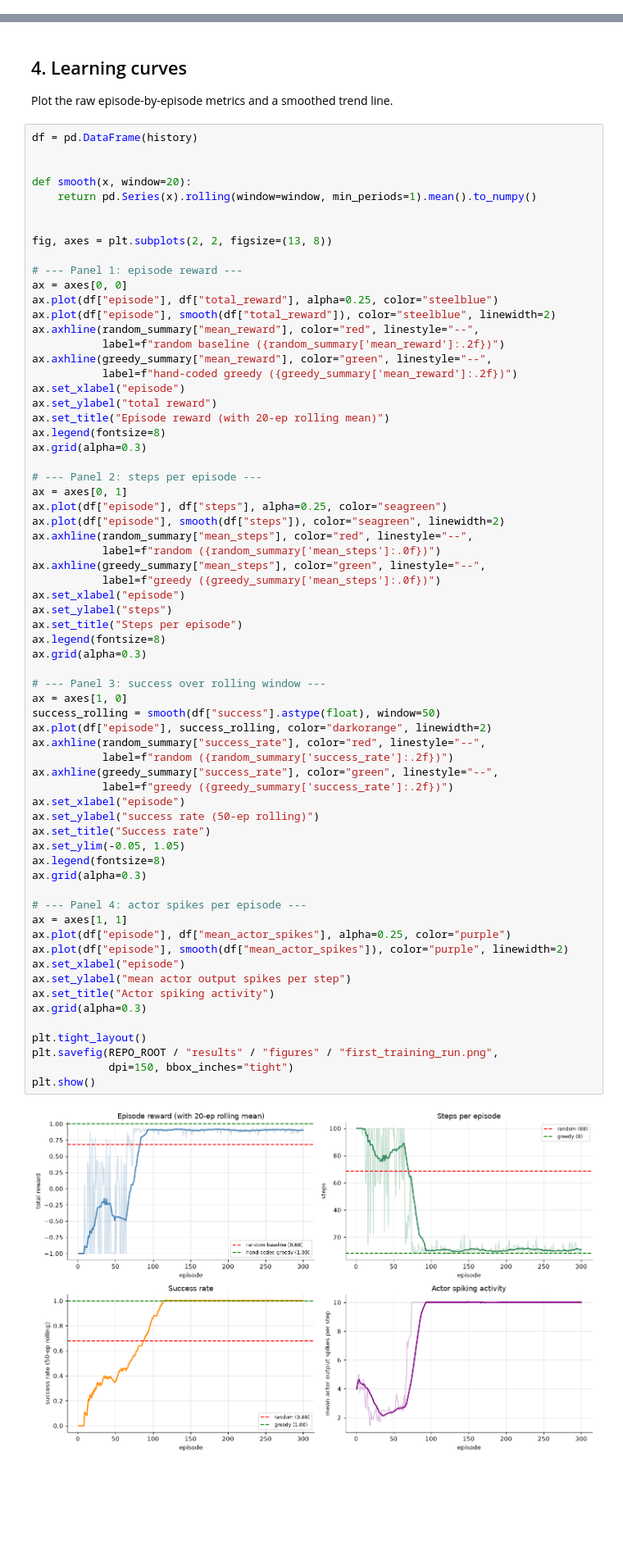
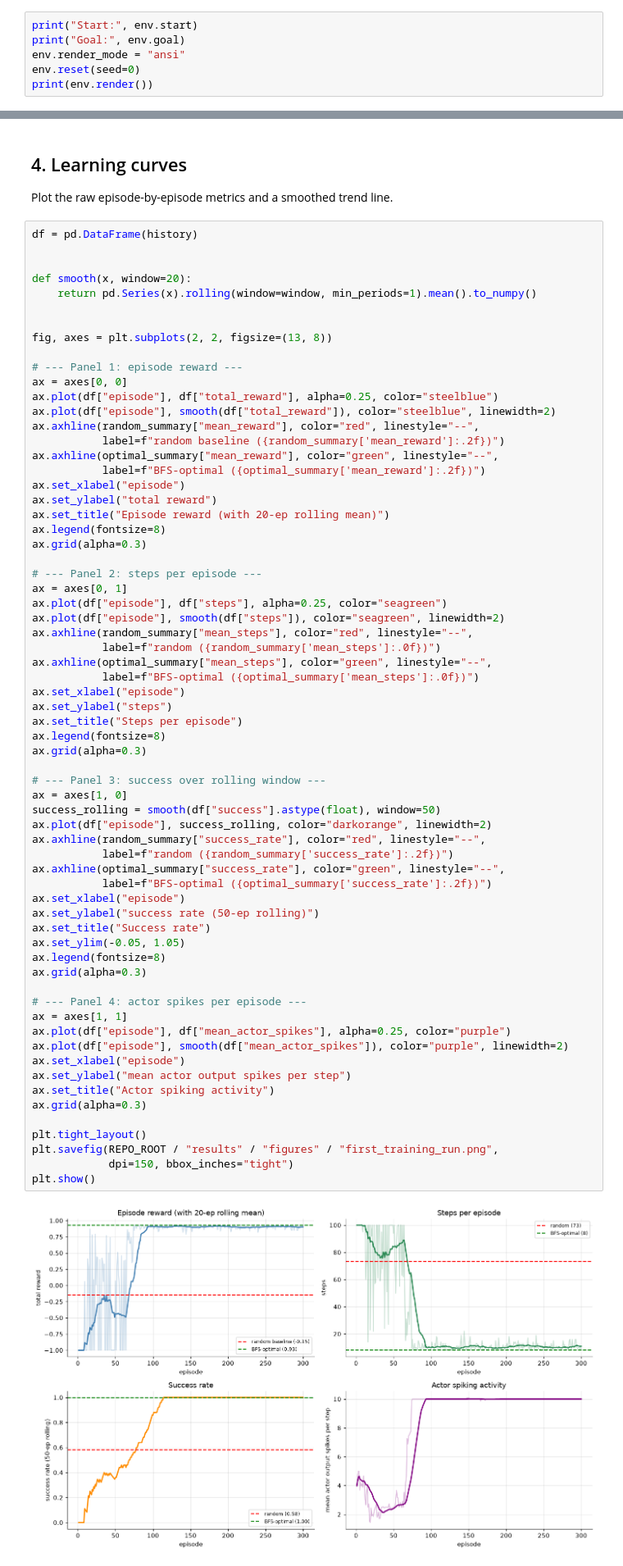
Before and after one commit to ak-kamal/reward-modulated-spiking-rl, a Jupyter notebook: notebooks/02_first_training_run.ipynb, the cells around one changed output, grey strips where cells are left out. Shown at 82% size. Drawn from its saved outputs; the diff is of its cells as text; blank space fills up the shorter version.

```diff
--- a/notebooks/02_first_training_run.ipynb
+++ b/notebooks/02_first_training_run.ipynb
@@ -68,3 +71,9 @@ print("Action space:", env.action_space)
 # %% [output]
 Observation space: Box(0.0, 1.0, (4,), float32)
 Action space: Discrete(4)
+# %%
+print("Start:", env.start)
+print("Goal:", env.goal)
+env.render_mode = "ansi"
+env.reset(seed=0)
+print(env.render())
@@ -332,8 +413,8 @@ ax.plot(df["episode"], df["total_reward"], alpha=0.25, color="steelblue")
 ax.plot(df["episode"], smooth(df["total_reward"]), color="steelblue", linewidth=2)
 ax.axhline(random_summary["mean_reward"], color="red", linestyle="--",
            label=f"random baseline ({random_summary['mean_reward']:.2f})")
-ax.axhline(greedy_summary["mean_reward"], color="green", linestyle="--",
-           label=f"hand-coded greedy ({greedy_summary['mean_reward']:.2f})")
+ax.axhline(optimal_summary["mean_reward"], color="green", linestyle="--",
+           label=f"BFS-optimal ({optimal_summary['mean_reward']:.2f})")
 ax.set_xlabel("episode")
 ax.set_ylabel("total reward")
 ax.set_title("Episode reward (with 20-ep rolling mean)")
@@ -346,44 +427,44 @@ ax.plot(df["episode"], df["steps"], alpha=0.25, color="seagreen")
 ax.plot(df["episode"], smooth(df["steps"]), color="seagreen", linewidth=2)
 ax.axhline(random_summary["mean_steps"], color="red", linestyle="--",
            label=f"random ({random_summary['mean_steps']:.0f})")
-ax.axhline(greedy_summary["mean_steps"], color="green", linestyle="--",
-           label=f"greedy ({greedy_summary['mean_steps']:.0f})")
+ax.axhline(optimal_summary["mean_steps"], color="green", linestyle="--",
+           label=f"BFS-optimal ({optimal_summary['mean_steps']:.0f})")
 ax.set_xlabel("episode")
 ax.set_ylabel("steps")
 ax.set_title("Steps per episode")
 ax.legend(fontsize=8)
 ax.grid(alpha=0.3)
 
 # --- Panel 3: success over rolling window ---
 ax = axes[1, 0]
 success_rolling = smooth(df["success"].astype(float), window=50)
 ax.plot(df["episode"], success_rolling, color="darkorange", linewidth=2)
 ax.axhline(random_summary["success_rate"], color="red", linestyle="--",
            label=f"random ({random_summary['success_rate']:.2f})")
-ax.axhline(greedy_summary["success_rate"], color="green", linestyle="--",
-           label=f"greedy ({greedy_summary['success_rate']:.2f})")
+ax.axhline(optimal_summary["success_rate"], color="green", linestyle="--",
+           label=f"BFS-optimal ({optimal_summary['success_rate']:.2f})")
 ax.set_xlabel("episode")
 ax.set_ylabel("success rate (50-ep rolling)")
 ax.set_title("Success rate")
 ax.set_ylim(-0.05, 1.05)
 ax.legend(fontsize=8)
 ax.grid(alpha=0.3)
 
 # --- Panel 4: actor spikes per episode ---
 ax = axes[1, 1]
 ax.plot(df["episode"], df["mean_actor_spikes"], alpha=0.25, color="purple")
 ax.plot(df["episode"], smooth(df["mean_actor_spikes"]), color="purple", linewidth=2)
 ax.set_xlabel("episode")
 ax.set_ylabel("mean actor output spikes per step")
 ax.set_title("Actor spiking activity")
 ax.grid(alpha=0.3)
 
 plt.tight_layout()
 plt.savefig(REPO_ROOT / "results" / "figures" / "first_training_run.png",
             dpi=150, bbox_inches="tight")
 plt.show()
 # %% [output]
-[figure, old version]
+[figure, new version]
 # %% [markdown]
 ## 5. Diagnostic traces
 
```
Also changed, not shown: parts of 9 cells of this notebook, 12 other files.
